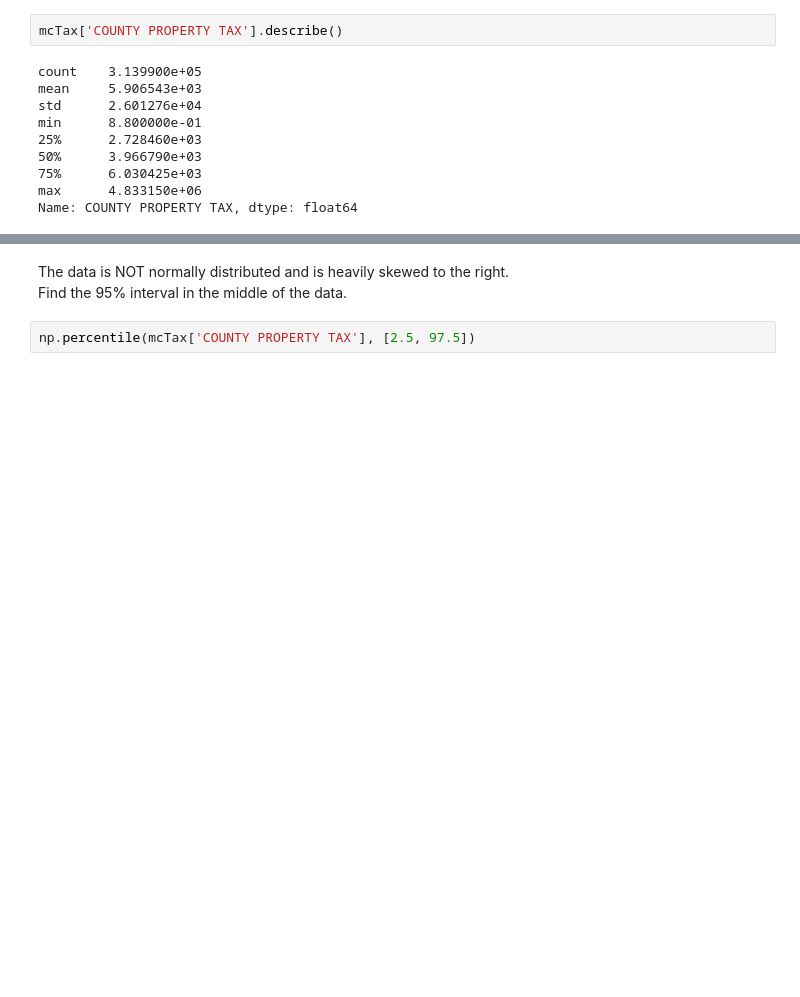
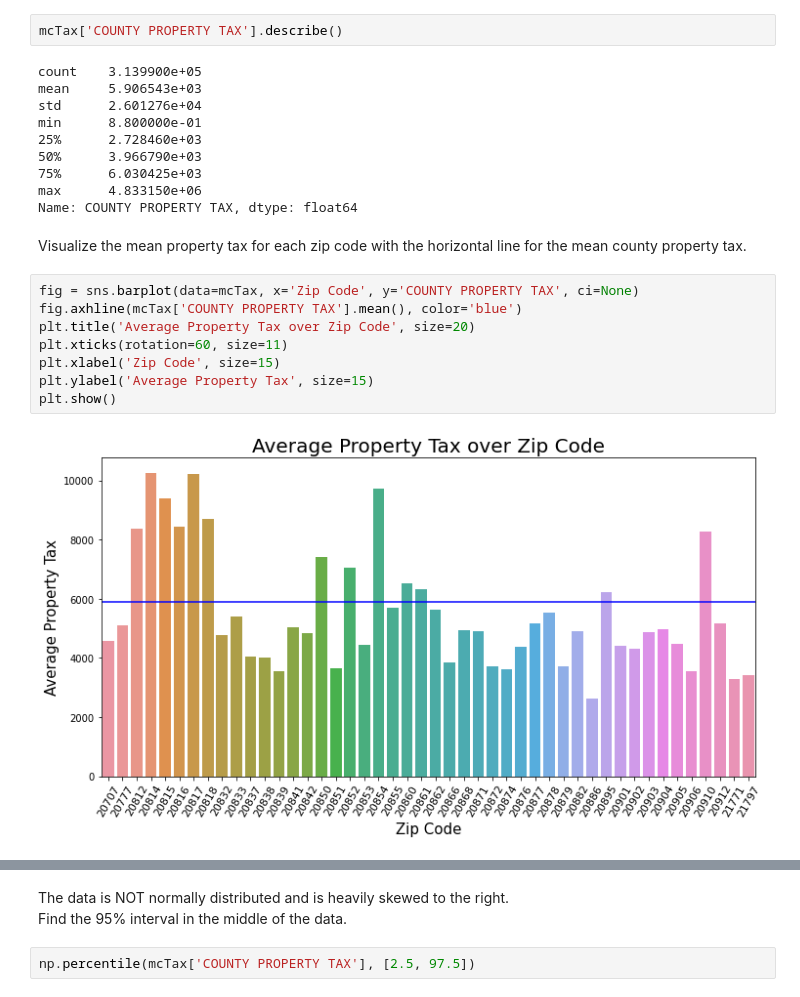
Before and after one commit to dspark0419/DATA-205, a Jupyter notebook: Project_Stat.ipynb, the cells around one changed output, grey strips where cells are left out. Cells and saved outputs as stored; diff of their text form; blank space fills up the shorter version.

```diff
--- a/Project_Stat.ipynb
+++ b/Project_Stat.ipynb
@@ -89,6 +94,18 @@ min      8.800000e-01
 75%      6.030425e+03
 max      4.833150e+06
 Name: COUNTY PROPERTY TAX, dtype: float64
+# %% [markdown]
+Visualize the mean property tax for each zip code with the horizontal line for the mean county property tax.
+# %%
+fig = sns.barplot(data=mcTax, x='Zip Code', y='COUNTY PROPERTY TAX', ci=None)
+fig.axhline(mcTax['COUNTY PROPERTY TAX'].mean(), color='blue')
+plt.title('Average Property Tax over Zip Code', size=20)
+plt.xticks(rotation=60, size=11)
+plt.xlabel('Zip Code', size=15)
+plt.ylabel('Average Property Tax', size=15)
+plt.show()
+# %% [output]
+[figure, added]
 # %%
 sns.boxplot(x=mcTax['COUNTY PROPERTY TAX'])
 plt.show()
```
Also changed, not shown: parts of 39 cells of this notebook.
